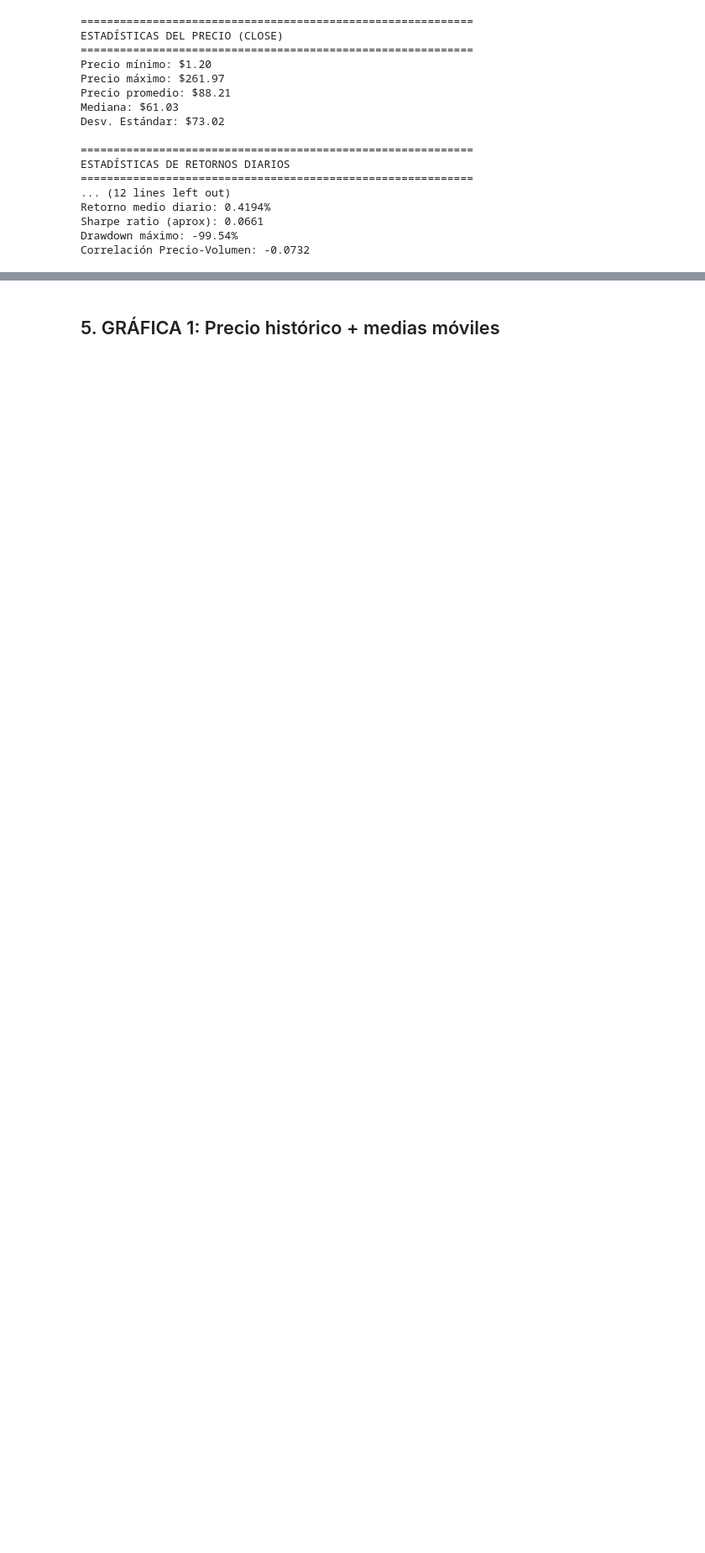
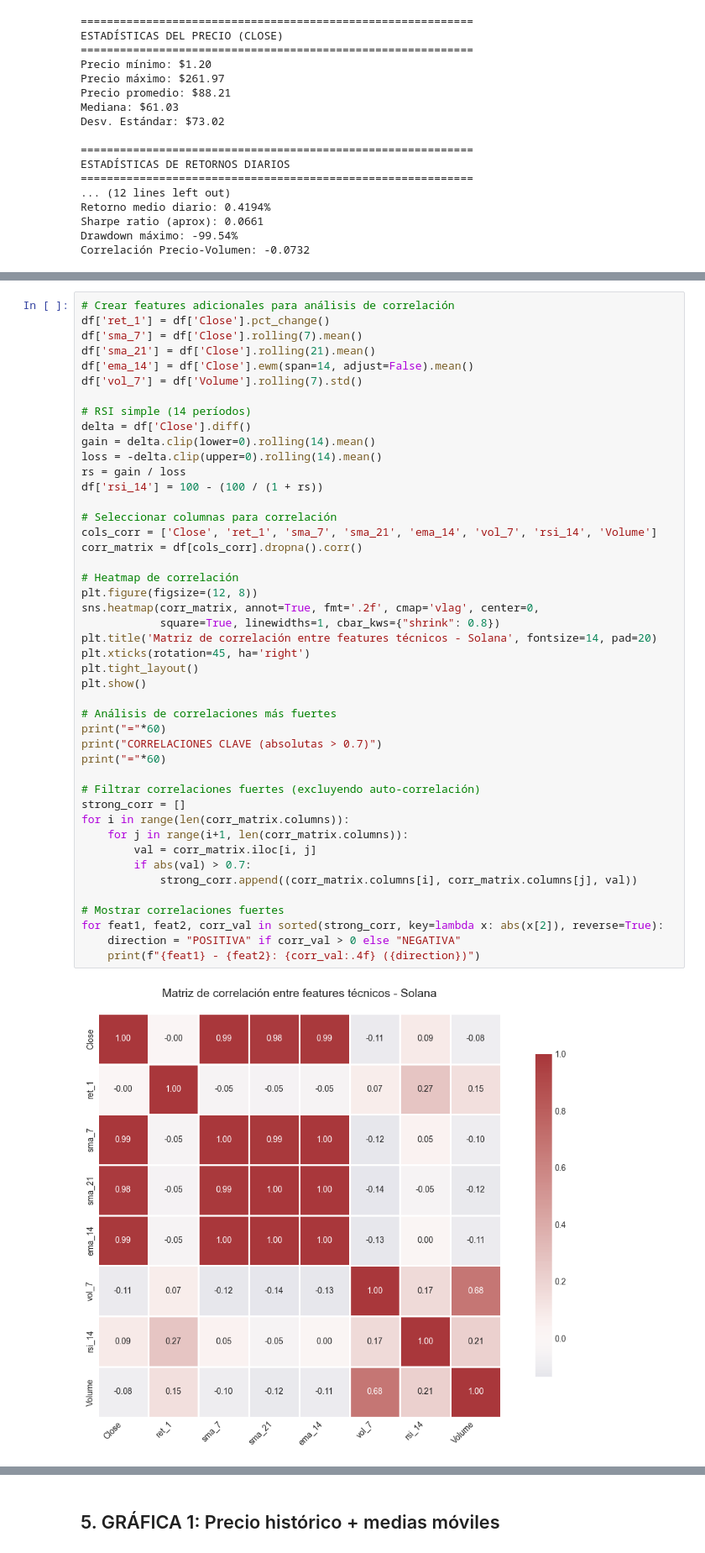
Before and after one commit to PabloNSI/solana-predictor, a Jupyter notebook: notebooks/01_EDA_Solana.ipynb, the cells around one changed output, grey strips where cells are left out. Shown at 84% size. Saved outputs shown, nothing was run; the diff lists cells and outputs as text; blank space fills up the shorter version.

Commit message:
Reajustes, obtención de gráficas para la documentación.

```diff
--- a/notebooks/01_EDA_Solana.ipynb
+++ b/notebooks/01_EDA_Solana.ipynb
@@ -164,0 +167,47 @@ Correlación Precio-Volumen: -0.0732
+# %%
+# Crear features adicionales para análisis de correlación
+df['ret_1'] = df['Close'].pct_change()
+df['sma_7'] = df['Close'].rolling(7).mean()
+df['sma_21'] = df['Close'].rolling(21).mean()
+df['ema_14'] = df['Close'].ewm(span=14, adjust=False).mean()
+df['vol_7'] = df['Volume'].rolling(7).std()
+
+# RSI simple (14 períodos)
+delta = df['Close'].diff()
+gain = delta.clip(lower=0).rolling(14).mean()
+loss = -delta.clip(upper=0).rolling(14).mean()
+rs = gain / loss
+df['rsi_14'] = 100 - (100 / (1 + rs))
+
+# Seleccionar columnas para correlación
+cols_corr = ['Close', 'ret_1', 'sma_7', 'sma_21', 'ema_14', 'vol_7', 'rsi_14', 'Volume']
+corr_matrix = df[cols_corr].dropna().corr()
+
+# Heatmap de correlación
+plt.figure(figsize=(12, 8))
+sns.heatmap(corr_matrix, annot=True, fmt='.2f', cmap='vlag', center=0,
+            square=True, linewidths=1, cbar_kws={"shrink": 0.8})
+plt.title('Matriz de correlación entre features técnicos - Solana', fontsize=14, pad=20)
+plt.xticks(rotation=45, ha='right')
+plt.tight_layout()
+plt.show()
+
+# Análisis de correlaciones más fuertes
+print("="*60)
+print("CORRELACIONES CLAVE (absolutas > 0.7)")
+print("="*60)
+
+# Filtrar correlaciones fuertes (excluyendo auto-correlación)
+strong_corr = []
+for i in range(len(corr_matrix.columns)):
+    for j in range(i+1, len(corr_matrix.columns)):
+        val = corr_matrix.iloc[i, j]
+        if abs(val) > 0.7:
+            strong_corr.append((corr_matrix.columns[i], corr_matrix.columns[j], val))
+
+# Mostrar correlaciones fuertes
+for feat1, feat2, corr_val in sorted(strong_corr, key=lambda x: abs(x[2]), reverse=True):
+    direction = "POSITIVA" if corr_val > 0 else "NEGATIVA"
+    print(f"{feat1} - {feat2}: {corr_val:.4f} ({direction})")
+# %% [output]
+[figure, added]
```
Also changed, not shown: parts of 5 cells of this notebook, 4 other files.
